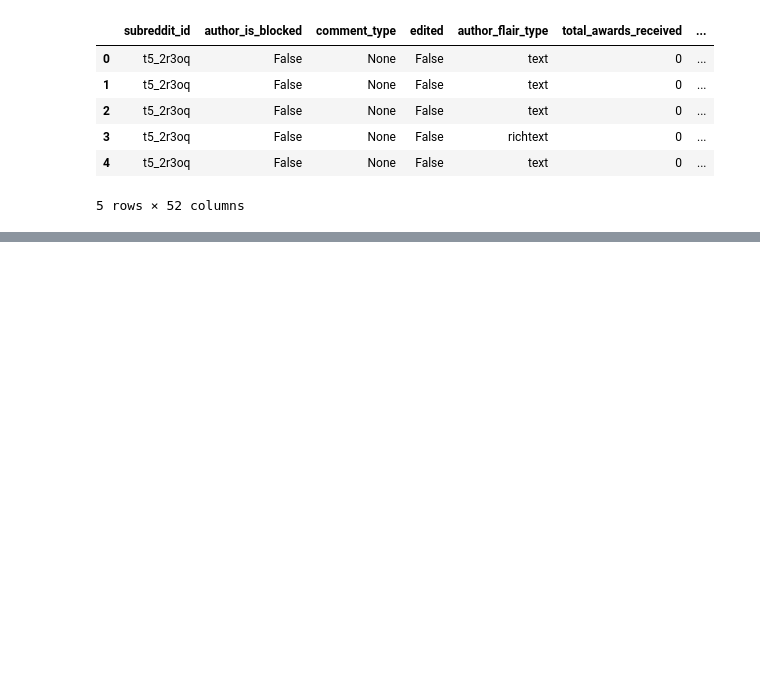
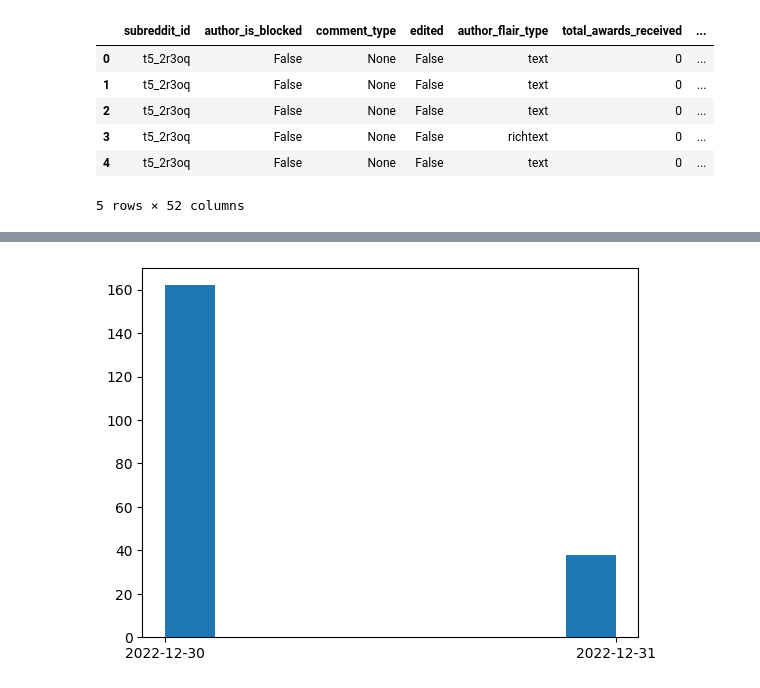
Before and after one commit to sroslund/Reddit-Listening, a Jupyter notebook: DataCollector/sorting test.ipynb, the cells around one changed output, grey strips where cells are left out. Cells and saved outputs as stored; diff of their text form; code cells hidden in the pictures; blank space fills up the shorter version.

```diff
--- a/DataCollector/sorting test.ipynb
+++ b/DataCollector/sorting test.ipynb
@@ -31,0 +48,9 @@ comments_df.to_csv('./UCSC_commecnts.csv', header=True, index=False, columns=lis
+# %%
+# plot activity over multiple days
+dates = [time_display_form[len(time_display_form) - i -1][:10] for i in range(len(time_display_form))]
+plt.hist(dates, bins="auto")
+plt.show()
+
+# print(time_display_form[0][10:13])
+# %% [output]
+[figure, added]
```
Also changed, not shown: parts of 3 cells of this notebook.
